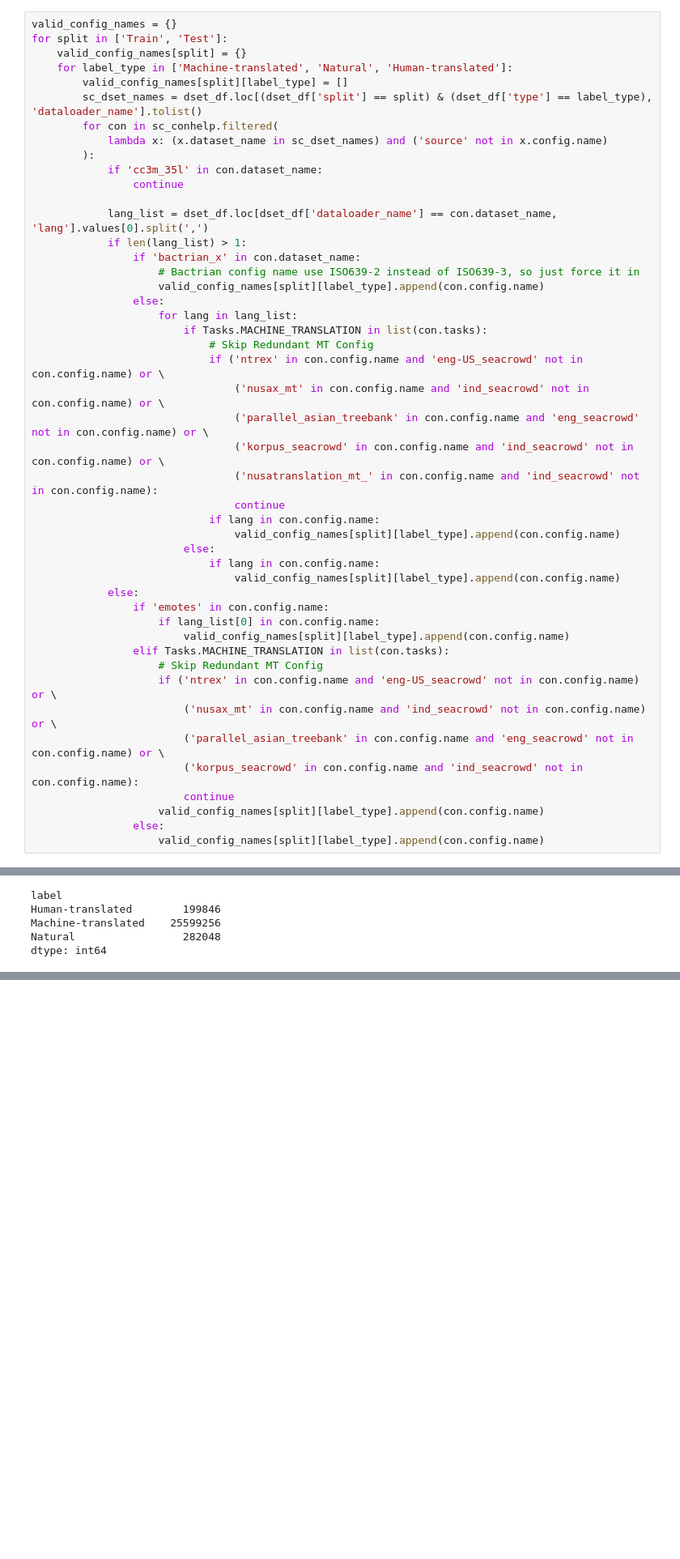
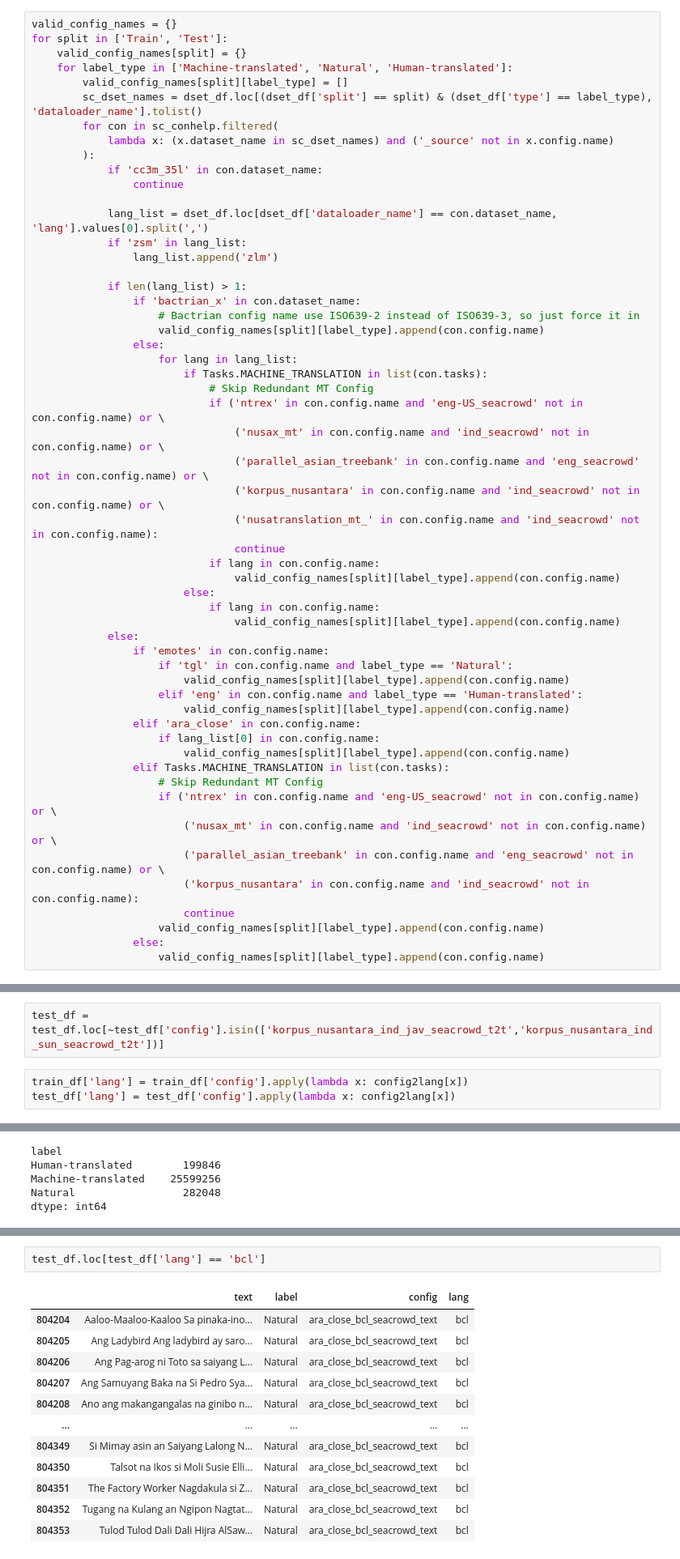
Before and after one commit to SEACrowd/seacrowd-experiments, a Jupyter notebook: translationese/translationese_data_prep.ipynb, the cells around one changed output, grey strips where cells are left out. Shown at 81% size. Cells and saved outputs as stored; diff of their text form; blank space fills up the shorter version.

```diff
--- a/translationese/translationese_data_prep.ipynb
+++ b/translationese/translationese_data_prep.ipynb
@@ -100,12 +100,15 @@ for split in ['Train', 'Test']:
         valid_config_names[split][label_type] = []
         sc_dset_names = dset_df.loc[(dset_df['split'] == split) & (dset_df['type'] == label_type), 'dataloader_name'].tolist()
         for con in sc_conhelp.filtered(
-            lambda x: (x.dataset_name in sc_dset_names) and ('source' not in x.config.name)
+            lambda x: (x.dataset_name in sc_dset_names) and ('_source' not in x.config.name)
         ):
             if 'cc3m_35l' in con.dataset_name:
                 continue
 
             lang_list = dset_df.loc[dset_df['dataloader_name'] == con.dataset_name, 'lang'].values[0].split(',')
+            if 'zsm' in lang_list:
+                lang_list.append('zlm')
+
             if len(lang_list) > 1:
                 if 'bactrian_x' in con.dataset_name:
                     # Bactrian config name use ISO639-2 instead of ISO639-3, so just force it in
@@ -117,7 +120,7 @@ for split in ['Train', 'Test']:
                             if ('ntrex' in con.config.name and 'eng-US_seacrowd' not in con.config.name) or \
                                 ('nusax_mt' in con.config.name and 'ind_seacrowd' not in con.config.name) or \
                                 ('parallel_asian_treebank' in con.config.name and 'eng_seacrowd' not in con.config.name) or \
-                                ('korpus_seacrowd' in con.config.name and 'ind_seacrowd' not in con.config.name) or \
+                                ('korpus_nusantara' in con.config.name and 'ind_seacrowd' not in con.config.name) or \
                                 ('nusatranslation_mt_' in con.config.name and 'ind_seacrowd' not in con.config.name):
                                 continue
                             if lang in con.config.name:
@@ -127,6 +130,11 @@ for split in ['Train', 'Test']:
                                 valid_config_names[split][label_type].append(con.config.name)
             else:
                 if 'emotes' in con.config.name:
+                    if 'tgl' in con.config.name and label_type == 'Natural':
+                        valid_config_names[split][label_type].append(con.config.name)
+                    elif 'eng' in con.config.name and label_type == 'Human-translated':
+                        valid_config_names[split][label_type].append(con.config.name)
+                elif 'ara_close' in con.config.name:
                     if lang_list[0] in con.config.name:
                         valid_config_names[split][label_type].append(con.config.name)
                 elif Tasks.MACHINE_TRANSLATION in list(con.tasks):
@@ -134,7 +142,7 @@ for split in ['Train', 'Test']:
                     if ('ntrex' in con.config.name and 'eng-US_seacrowd' not in con.config.name) or \
                         ('nusax_mt' in con.config.name and 'ind_seacrowd' not in con.config.name) or \
                         ('parallel_asian_treebank' in con.config.name and 'eng_seacrowd' not in con.config.name) or \
-                        ('korpus_seacrowd' in con.config.name and 'ind_seacrowd' not in con.config.name):
+                        ('korpus_nusantara' in con.config.name and 'ind_seacrowd' not in con.config.name):
                         continue
                     valid_config_names[split][label_type].append(con.config.name)
                 else:
@@ -265,6 +388,11 @@ CommitInfo(commit_url='https://huggingface.co/datasets/SEACrowd/sea_translatione
 # %%
 train_df = train_dset.to_pandas()
 test_df = test_dset.to_pandas()
+# %%
+test_df = test_df.loc[~test_df['config'].isin(['korpus_nusantara_ind_jav_seacrowd_t2t','korpus_nusantara_ind_sun_seacrowd_t2t'])]
+# %%
+train_df['lang'] = train_df['config'].apply(lambda x: config2lang[x])
+test_df['lang'] = test_df['config'].apply(lambda x: config2lang[x])
 # %%
 train_df.groupby('label').size()
 # %% [output]
@@ -295,0 +480,15 @@ dtype: int64
+# %%
+test_df.loc[test_df['lang'] == 'bcl']
+# %% [output]
+|  | text | label | config | lang |
+| 804204 | Aaloo-Maaloo-Kaaloo Sa pinaka-ino... | Natural | ara_close_bcl_seacrowd_text | bcl |
+| 804205 | Ang Ladybird Ang ladybird ay saro... | Natural | ara_close_bcl_seacrowd_text | bcl |
+| 804206 | Ang Pag-arog ni Toto sa saiyang L... | Natural | ara_close_bcl_seacrowd_text | bcl |
+| 804207 | Ang Samuyang Baka na Si Pedro Sya... | Natural | ara_close_bcl_seacrowd_text | bcl |
+| 804208 | Ano ang makangangalas na ginibo n... | Natural | ara_close_bcl_seacrowd_text | bcl |
+| ... | ... | ... | ... | ... |
+| 804349 | Si Mimay asin an Saiyang Lalong N... | Natural | ara_close_bcl_seacrowd_text | bcl |
+| 804350 | Talsot na Ikos si Moli Susie Elli... | Natural | ara_close_bcl_seacrowd_text | bcl |
+| 804351 | The Factory Worker Nagdakula si Z... | Natural | ara_close_bcl_seacrowd_text | bcl |
+| 804352 | Tugang na Kulang an Ngipon Nagtat... | Natural | ara_close_bcl_seacrowd_text | bcl |
+| 804353 | Tulod Tulod Dali Dali Hijra AlSaw... | Natural | ara_close_bcl_seacrowd_text | bcl |
```
Also changed, not shown: parts of 12 cells of this notebook.
